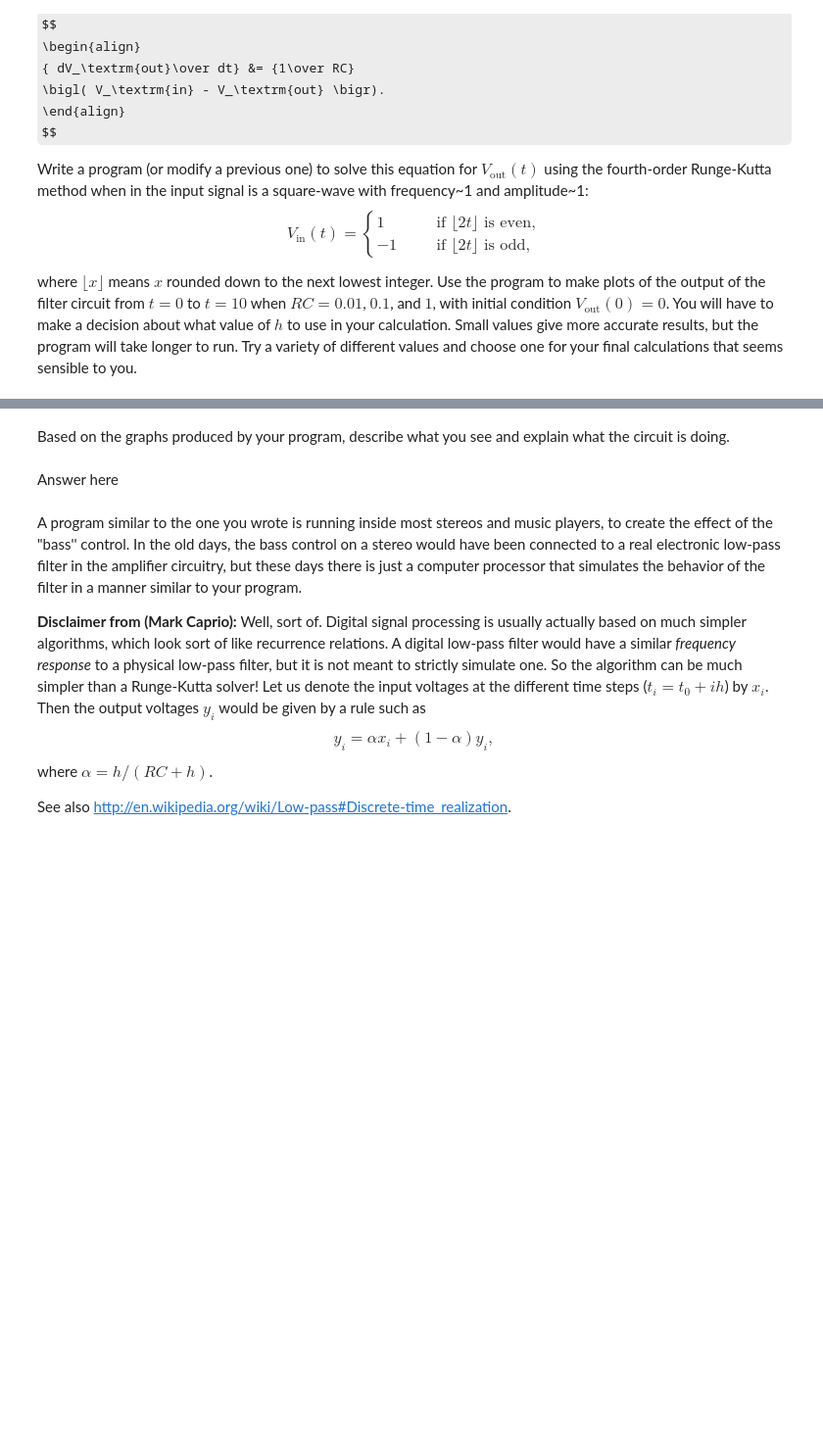
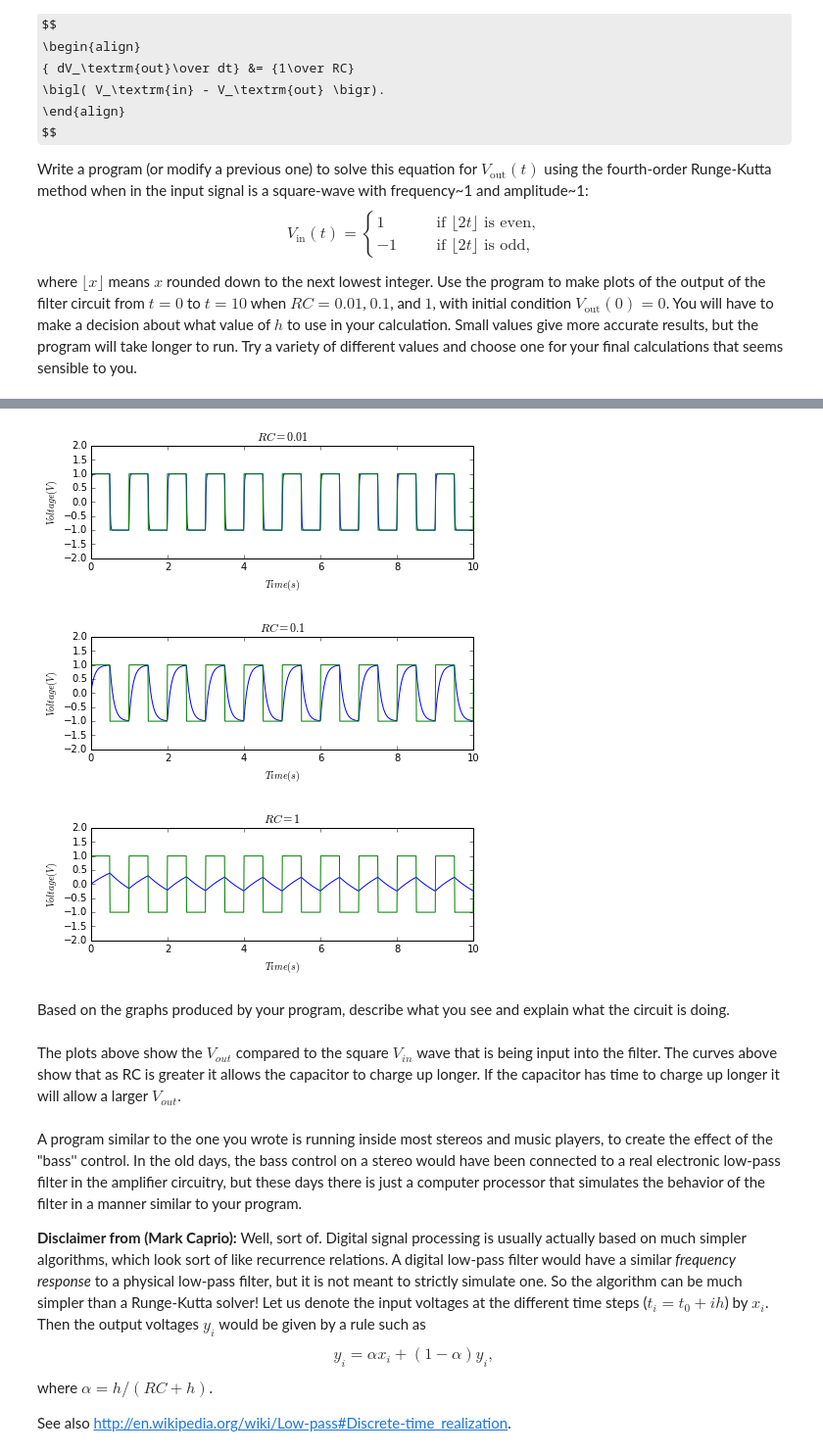
Before and after one commit to willmon16/Weekly-Sessions_partII, a Jupyter notebook: Weekly_Session_9.ipynb, the cells around one changed output, grey strips where cells are left out. Shown: that part at 98% size. Saved outputs shown, nothing was run; the diff lists cells and outputs as text; code cells hidden in the pictures; some formulas as TeX source; blank space fills up the shorter version.

```diff
--- a/Weekly_Session_9.ipynb
+++ b/Weekly_Session_9.ipynb
@@ -419,10 +443,29 @@ sensible to you.
+# %%
+def DV_out(V_out,t,Tau,V_in):
+    return 1/Tau*(V_in(t)-V_out)
+i = 0
+for tau in RC:
+    t_points,V_points = solve(DV_out,Vout,(ti,tf),1000,tau,V_in,order=4)
+    fig = plt.figure(figsize=(7,7))
+    plt.subplot(3,1,i)
+    plt.plot(t_points,V_points)
+    plt.plot(t,V)
+    plt.ylim(-2,2)
+    plt.xlabel("$Time(s)$")
+    plt.ylabel("$Voltage(V)$")
+    plt.title("$RC = {}$".format(tau))
+    i += 1
+# %% [output]
+[figure, added]
+[figure, added]
+[figure, added]
 # %% [markdown]
 Based on the graphs produced by your program, describe what you see
   and explain what the circuit is doing.
-# %% [markdown]
-<div class=answer>
-<div/>
-Answer here
+# %% [markdown]
+<div class=answer>
+<div/>
+The plots above show the $V_{out}$ compared to the square $V_{in}$ wave that is being input into the filter. The curves above show that as RC is greater it allows the capacitor to charge up longer. If the capacitor has time to charge up longer it will allow a larger $V_{out}$.
 # %% [markdown]
 A program similar to the one you wrote is running inside most stereos and music players, to create the effect of the "bass'' control.  In the old days, the bass control on a stereo would have been connected to a real
 electronic low-pass filter in the amplifier circuitry, but these days there is just a computer processor that simulates the behavior of the filter in a
```
Also changed, not shown: parts of 4 cells of this notebook.
